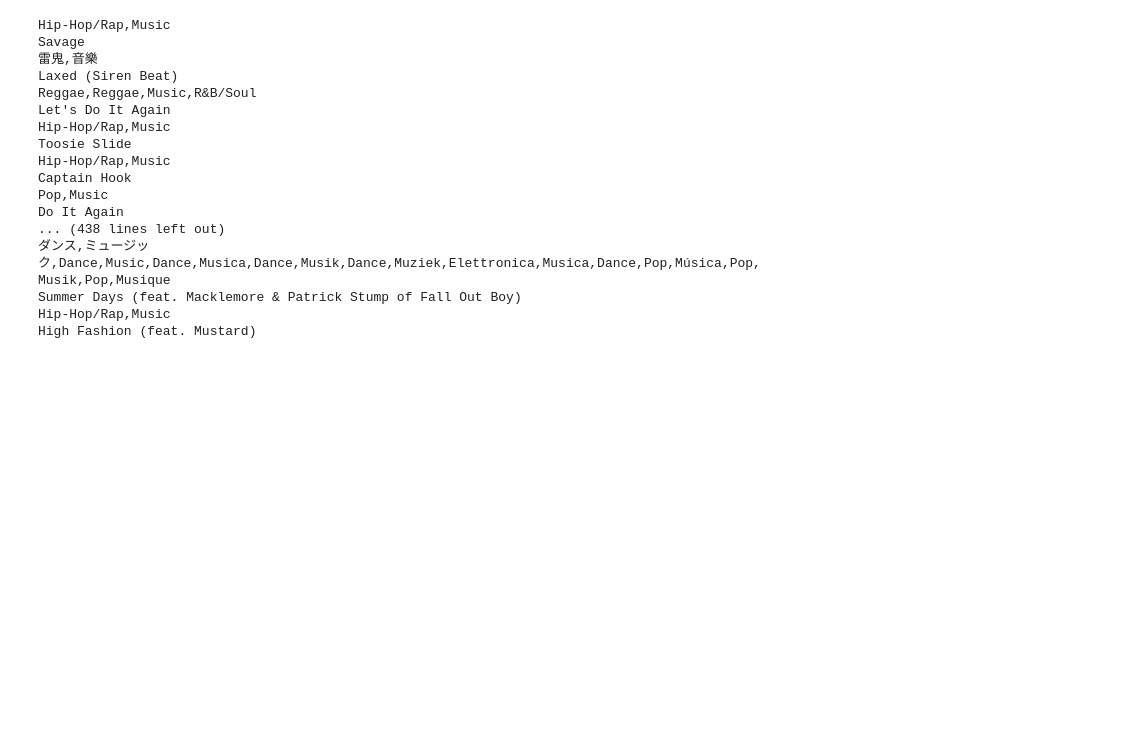
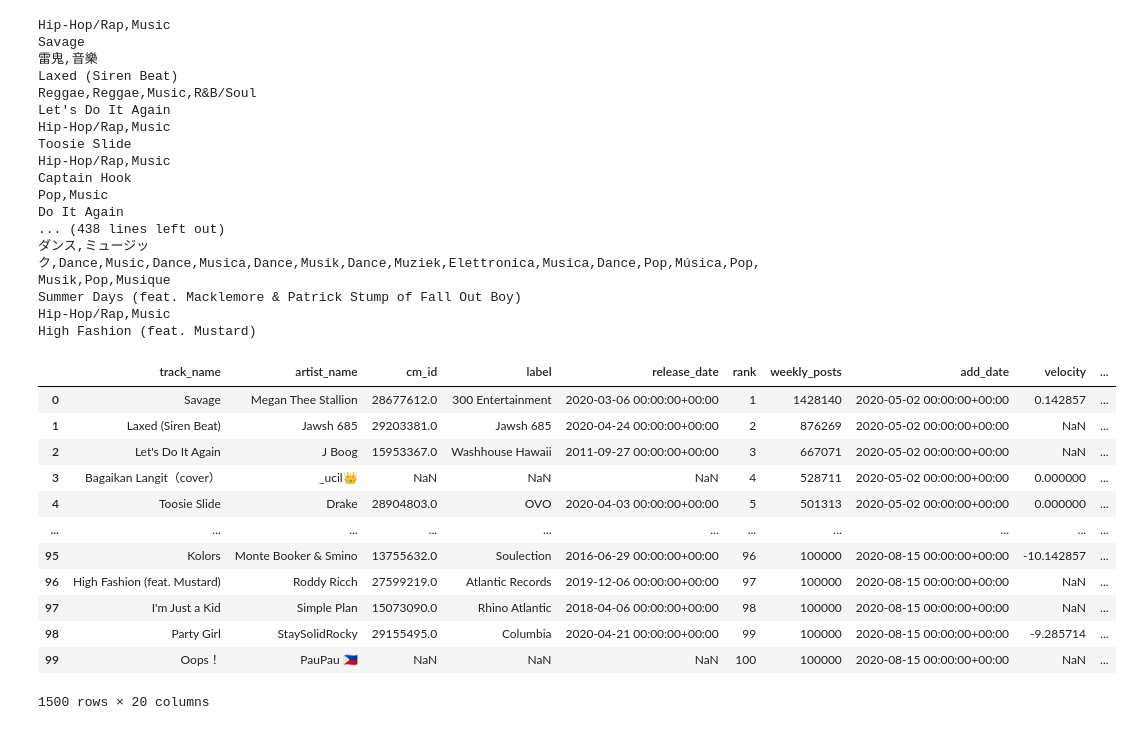
Before and after one commit to jacksonbull87/Roses-Explosion, a Jupyter notebook: ChartMetric API Workbook.ipynb, the cells around one changed output. Saved outputs shown, nothing was run; the diff lists cells and outputs as text; code cells hidden in the pictures; blank space fills up the shorter version.

Commit message:
feature engineered genre for each track in historic_ttwk dataframe

```diff
--- a/ChartMetric API Workbook.ipynb
+++ b/ChartMetric API Workbook.ipynb
@@ -343,3 +330,30 @@ file_to_write = open("track_genre_dictionary.pickle", "wb")
 pickle.dump(track_genre, file_to_write)
 
 file_to_write.close()
+# %%
+#unpickle the genre dictionary
+file_input = open("track_genre_dictionary.pickle", "rb")
+track_genre = pickle.load(file_input)
+file_input.close()
+# %%
+#using the dictionary of track genres, let's engineer a new feature for the master dataframe
+
+ttwk_mstr['track_genre'] = ttwk_mstr['cm_id'].map(track_genre)
+# %%
+#save updated master dataframe
+
+ttwk_mstr.to_csv('datasets/historic_')
+# %% [output]
+|  | track_name | artist_name | cm_id | label | release_date | rank | weekly_posts | add_date | velocity | ... |
+| 0 | Savage | Megan Thee Stallion | 28677612.0 | 300 Entertainment | 2020-03-06 00:00:00+00:00 | 1 | 1428140 | 2020-05-02 00:00:00+00:00 | 0.142857 | ... |
+| 1 | Laxed (Siren Beat) | Jawsh 685 | 29203381.0 | Jawsh 685 | 2020-04-24 00:00:00+00:00 | 2 | 876269 | 2020-05-02 00:00:00+00:00 | NaN | ... |
+| 2 | Let's Do It Again | J Boog | 15953367.0 | Washhouse Hawaii | 2011-09-27 00:00:00+00:00 | 3 | 667071 | 2020-05-02 00:00:00+00:00 | NaN | ... |
+| 3 | Bagaikan Langit（cover） | _ucil👑 | NaN | NaN | NaN | 4 | 528711 | 2020-05-02 00:00:00+00:00 | 0.000000 | ... |
+| 4 | Toosie Slide | Drake | 28904803.0 | OVO | 2020-04-03 00:00:00+00:00 | 5 | 501313 | 2020-05-02 00:00:00+00:00 | 0.000000 | ... |
+| ... | ... | ... | ... | ... | ... | ... | ... | ... | ... | ... |
+| 95 | Kolors | Monte Booker & Smino | 13755632.0 | Soulection | 2016-06-29 00:00:00+00:00 | 96 | 100000 | 2020-08-15 00:00:00+00:00 | -10.142857 | ... |
+| 96 | High Fashion (feat. Mustard) | Roddy Ricch | 27599219.0 | Atlantic Records | 2019-12-06 00:00:00+00:00 | 97 | 100000 | 2020-08-15 00:00:00+00:00 | NaN | ... |
+| 97 | I'm Just a Kid | Simple Plan | 15073090.0 | Rhino Atlantic | 2018-04-06 00:00:00+00:00 | 98 | 100000 | 2020-08-15 00:00:00+00:00 | NaN | ... |
+| 98 | Party Girl | StaySolidRocky | 29155495.0 | Columbia | 2020-04-21 00:00:00+00:00 | 99 | 100000 | 2020-08-15 00:00:00+00:00 | -9.285714 | ... |
+| 99 | Oops！ | PauPau 🇵🇭 | NaN | NaN | NaN | 100 | 100000 | 2020-08-15 00:00:00+00:00 | NaN | ... |
+1500 rows × 20 columns
```
Also changed, not shown: parts of 1 cell of this notebook, 1 other file.
